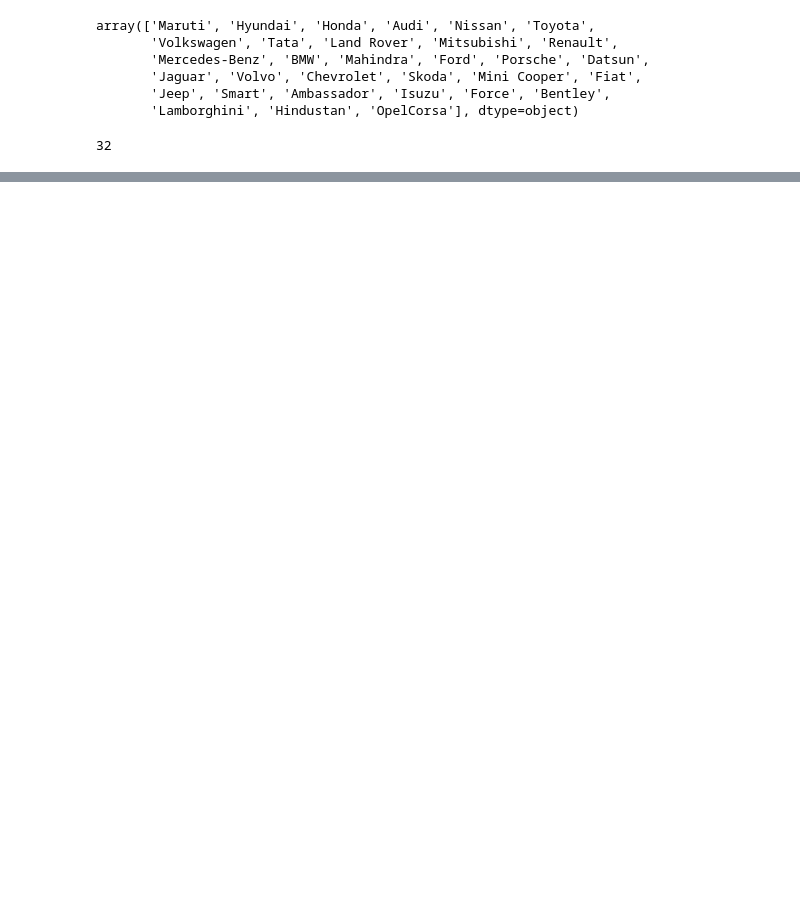
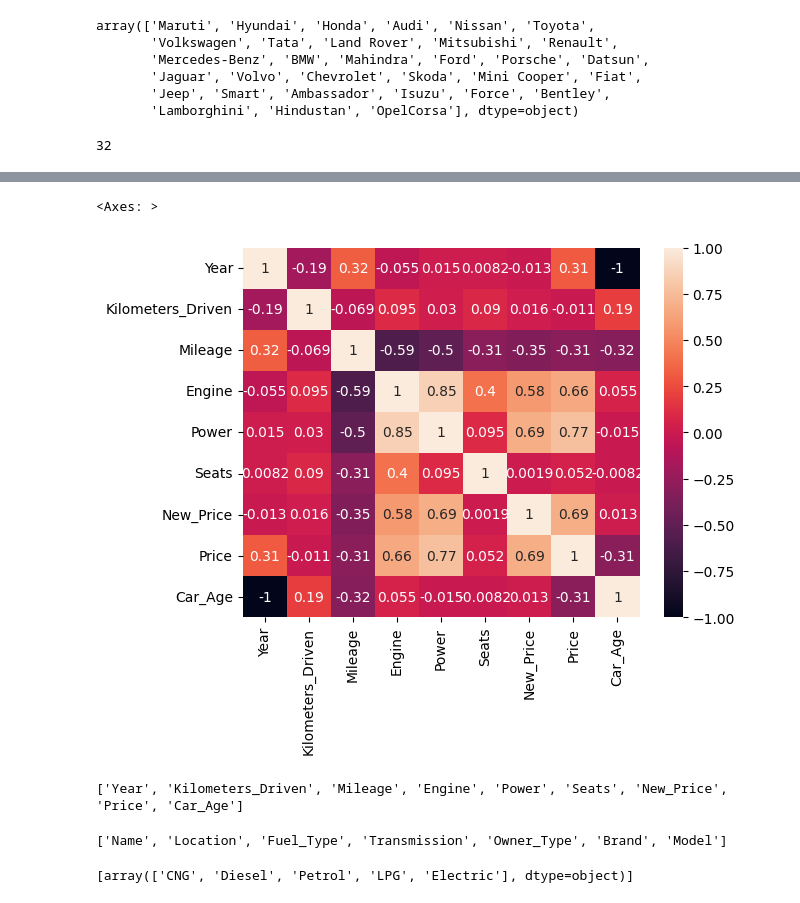
Before and after one commit to TejasRaundal/Machine-Learning-SCOE, a Jupyter notebook: Assignment 1/eda.ipynb, the cells around one changed output, grey strips where cells are left out. Cells and saved outputs as stored; diff of their text form; code cells hidden in the pictures; blank space fills up the shorter version.

```diff
--- a/Assignment 1/eda.ipynb
+++ b/Assignment 1/eda.ipynb
@@ -271,0 +361,5 @@ df.describe(include='all').T
+# %%
+sns.heatmap(correlation, annot=True)
+# %% [output]
+<Axes: >
+[figure, added]
@@ -271,0 +369,12 @@ df.describe(include='all').T
+# %%
+print(numerical_features)
+# %% [output]
+['Year', 'Kilometers_Driven', 'Mileage', 'Engine', 'Power', 'Seats', 'New_Price', 'Price', 'Car_Age']
+# %%
+print(categorical_features)
+# %% [output]
+['Name', 'Location', 'Fuel_Type', 'Transmission', 'Owner_Type', 'Brand', 'Model']
+# %%
+[df['Fuel_Type'].unique()]
+# %% [output]
+[array(['CNG', 'Diesel', 'Petrol', 'LPG', 'Electric'], dtype=object)]
```
Also changed, not shown: parts of 24 cells of this notebook.
